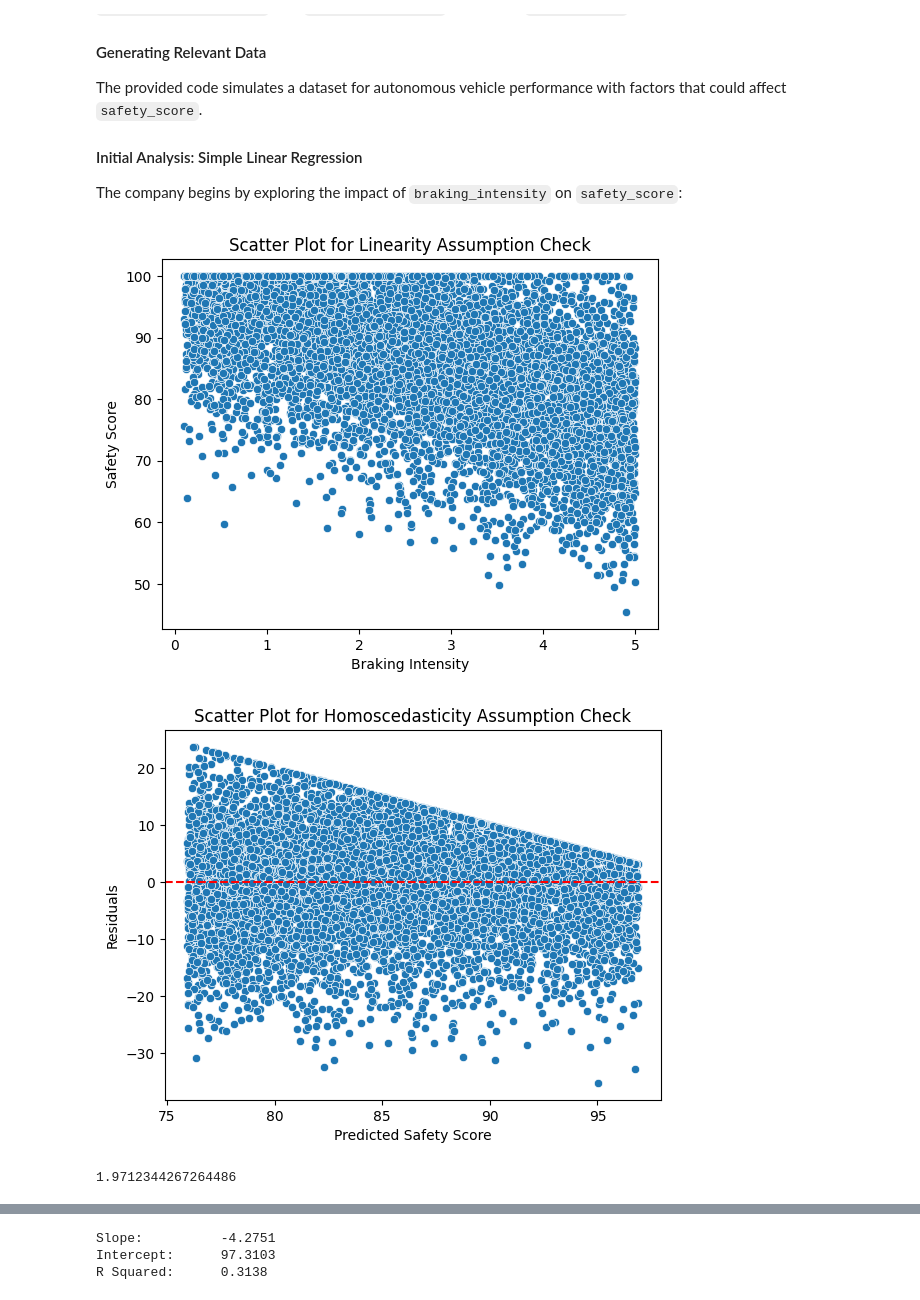
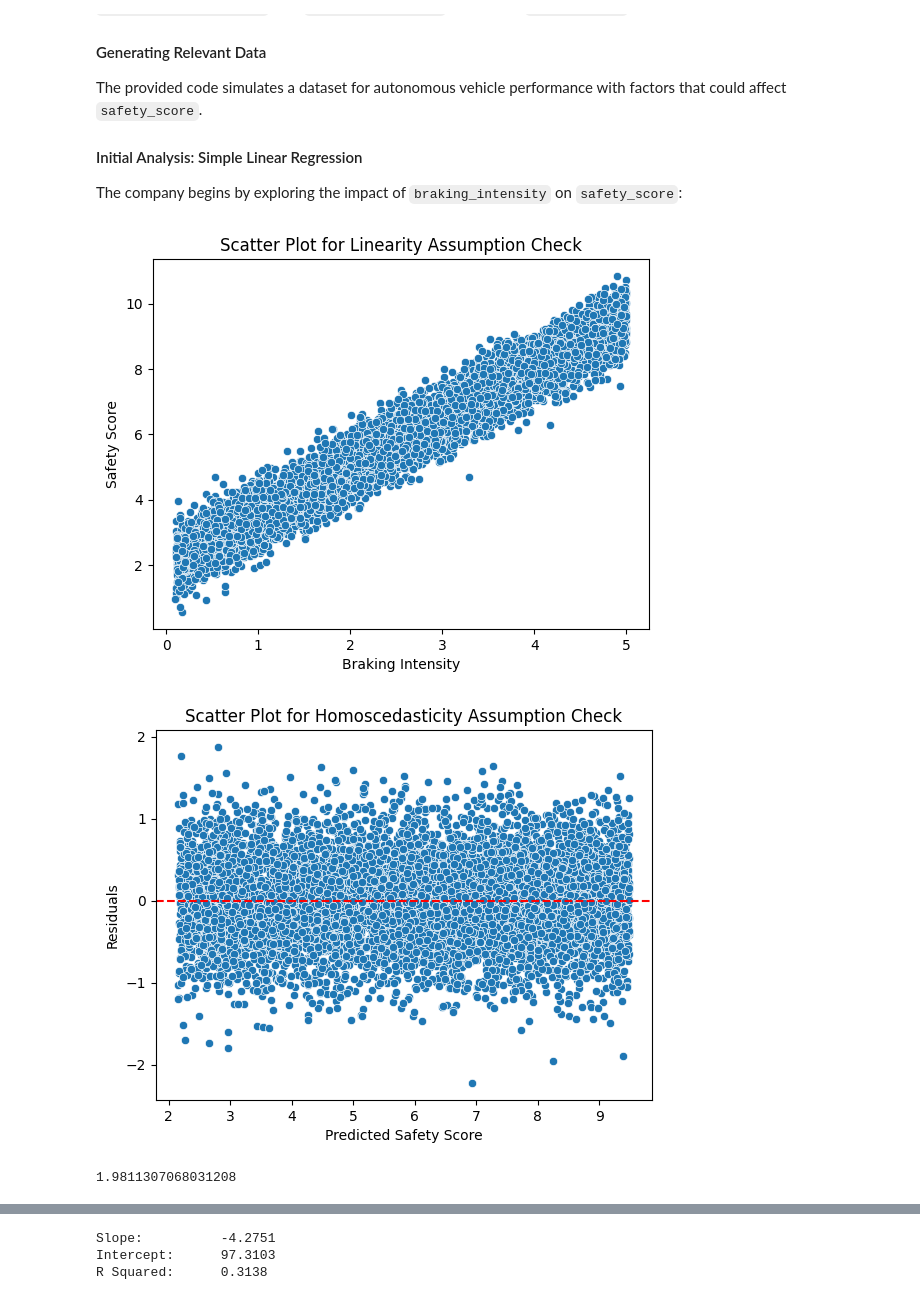
Before and after one commit to pouriaetab/ds-toolkit, a Jupyter notebook: statistical_methods/regression_analysis/regression_analysis.ipynb, the cells around one changed output, grey strips where cells are left out. Cells and saved outputs as stored; diff of their text form; code cells hidden in the pictures.

Commit message:
Modify regression_analysis related files

```diff
--- a/statistical_methods/regression_analysis/regression_analysis.ipynb
+++ b/statistical_methods/regression_analysis/regression_analysis.ipynb
@@ -76,48 +76,42 @@ df_autonomous = pd.DataFrame({
     'fuel_efficiency': np.random.uniform(5, 15, n_samples),  # km/l
 })
 
-# Assume a negative relationship between braking intensity and safety score and some random noise
-df_autonomous['safety_score'] = 100 - (df_autonomous['braking_intensity'] * 5 +
-                                       np.random.normal(0, 10, n_samples))
-df_autonomous['safety_score'] = df_autonomous['safety_score'].clip(0, 100)
+df_autonomous['safety_score'] = 2 + 1.5 * df_autonomous['braking_intensity'] + np.random.normal(0, 0.5, 8000)
 
-# Check the assumptions for linear regression
 # Check for Linearity assumption with a scatter plot
-
 sns.scatterplot(x='braking_intensity', y='safety_score', data=df_autonomous)
 plt.title('Scatter Plot for Linearity Assumption Check')
 plt.xlabel('Braking Intensity')
 plt.ylabel('Safety Score')
 plt.show()
 
 # Check for Homoscedasticity assumption with a scatter plot
 # Plot residuals after fitting a simple linear regression
-
 # Fit the linear regression model
 X = df_autonomous[['braking_intensity']]
 y = df_autonomous['safety_score']
 model = LinearRegression()
 model.fit(X, y)
 
 # Predict the values and calculate residuals
 y_pred = model.predict(X)
 residuals = y - y_pred
 
 sns.scatterplot(x=y_pred, y=residuals)
 plt.title('Scatter Plot for Homoscedasticity Assumption Check')
 plt.xlabel('Predicted Safety Score')
 plt.ylabel('Residuals')
 plt.axhline(0, color='red', linestyle='--')
 plt.show()
 
 # Check the Independence assumption with Durbin-Watson statistic
 print(durbin_watson(residuals))
 
 # Check for Normality of residuals with a Q-Q plot
 stats.probplot(residuals, dist="norm", plot=plt)
 plt.title('Q-Q Plot for Normality Assumption Check')
 plt.show()
 # %% [output]
-[figure, old version]
+[figure, new version]
-[figure, old version]
+[figure, new version]
-1.9712344267264486
+1.9811307068031208
```
Also changed, not shown: parts of 16 cells of this notebook.
